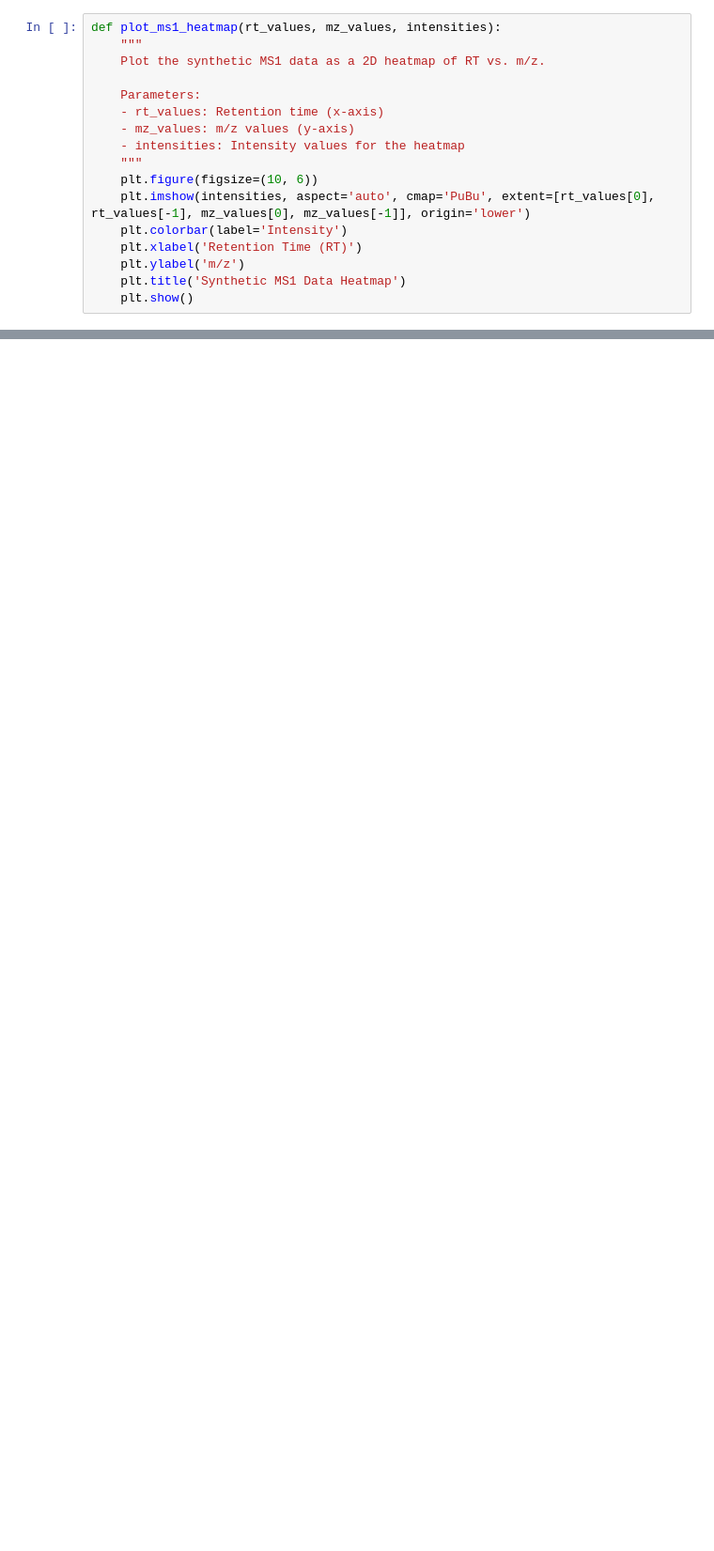
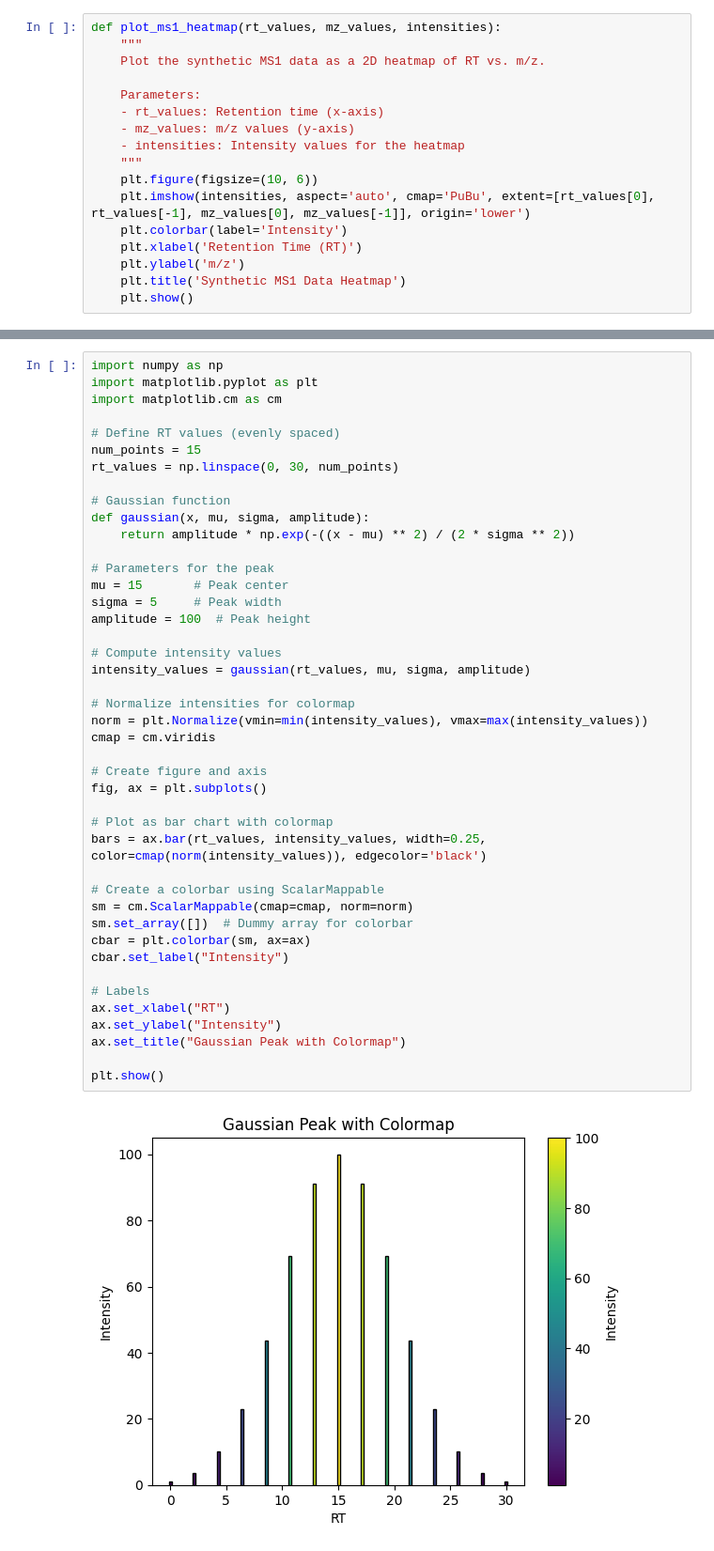
Before and after one commit to VictorGiuPer/PeakSeparationThesis, a Jupyter notebook: GenData/gen_data.ipynb, the cells around one changed output, grey strips where cells are left out. Shown at 94% size. Cells and saved outputs as stored; diff of their text form; blank space fills up the shorter version.

```diff
--- a/GenData/gen_data.ipynb
+++ b/GenData/gen_data.ipynb
@@ -77,0 +82,45 @@ plot_ms1_heatmap(rt_values, mz_values, intensities)
+# %%
+import numpy as np
+import matplotlib.pyplot as plt
+import matplotlib.cm as cm
+
+# Define RT values (evenly spaced)
+num_points = 15
+rt_values = np.linspace(0, 30, num_points)
+
+# Gaussian function
+def gaussian(x, mu, sigma, amplitude):
+    return amplitude * np.exp(-((x - mu) ** 2) / (2 * sigma ** 2))
+
+# Parameters for the peak
+mu = 15       # Peak center
+sigma = 5     # Peak width
+amplitude = 100  # Peak height
+
+# Compute intensity values
+intensity_values = gaussian(rt_values, mu, sigma, amplitude)
+
+# Normalize intensities for colormap
+norm = plt.Normalize(vmin=min(intensity_values), vmax=max(intensity_values))
+cmap = cm.viridis
+
+# Create figure and axis
+fig, ax = plt.subplots()
+
+# Plot as bar chart with colormap
+bars = ax.bar(rt_values, intensity_values, width=0.25, color=cmap(norm(intensity_values)), edgecolor='black')
+
+# Create a colorbar using ScalarMappable
+sm = cm.ScalarMappable(cmap=cmap, norm=norm)
+sm.set_array([])  # Dummy array for colorbar
+cbar = plt.colorbar(sm, ax=ax)
+cbar.set_label("Intensity")
+
+# Labels
+ax.set_xlabel("RT")
+ax.set_ylabel("Intensity")
+ax.set_title("Gaussian Peak with Colormap")
+
+plt.show()
+# %% [output]
+[figure, added]
```
Also changed, not shown: parts of 4 cells of this notebook.
